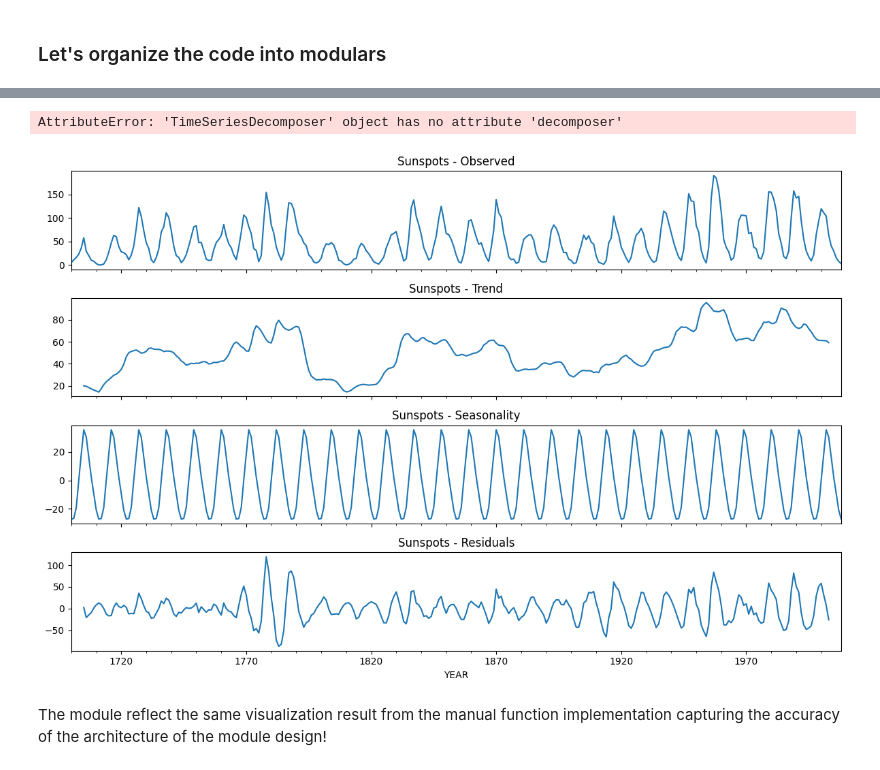
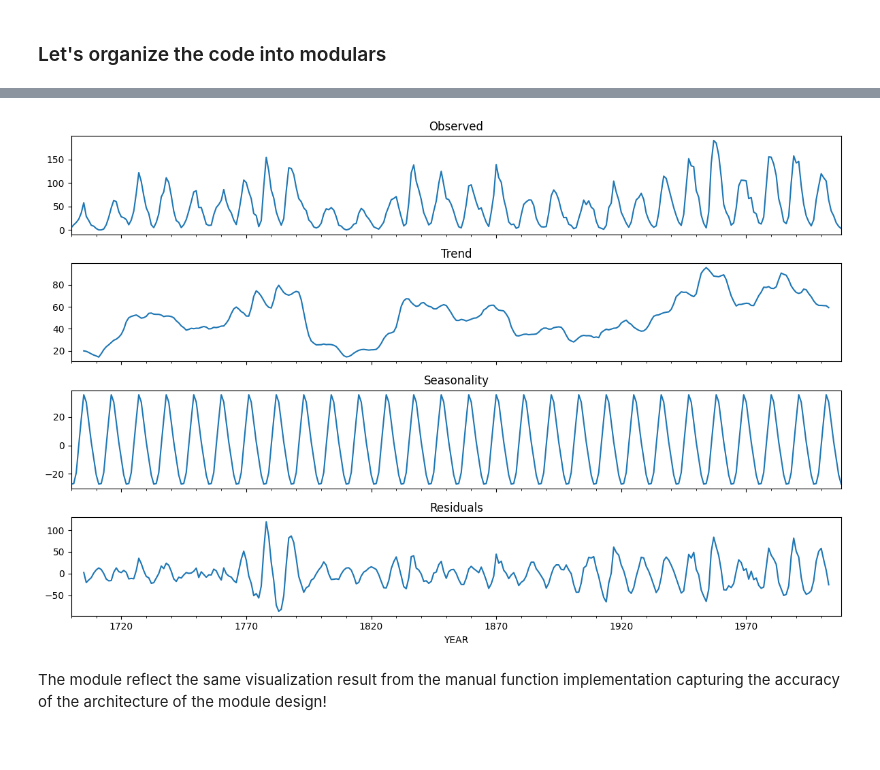
Before and after one commit to dcnguyen060899/UCBerkleyML-AI-TryIts, a Jupyter notebook: module 10/src/try-it-10.1-starter.ipynb, the cells around one changed output, grey strips where cells are left out. Drawn from its saved outputs; the diff is of its cells as text; code cells hidden in the pictures.

```diff
--- a/module 10/src/try-it-10.1-starter.ipynb
+++ b/module 10/src/try-it-10.1-starter.ipynb
@@ -143,19 +146,16 @@ air_decomposer.decompose()
-# %%
-TimeSeriesForecaster.plot_decompositions(air_decomposer, 'Sunspot - ')
-# %% [output]
-AttributeError: 'TimeSeriesDecomposer' object has no attribute 'decomposer'
 # %%
 # Sunspots data
 sunspots_decomposer = TimeSeriesDecomposer(
     df=sunspots,
     date_col='YEAR',
     data_col='SUNACTIVITY',
     freq='Y',
     model='additive',
     period=11
 )
 sunspots_decomposer.decompose()
+sunspots_decomposer.plot_decompositions()
 # %% [output]
-[figure, old version]
+[figure, new version]
 # %% [markdown]
 The module reflect the same visualization result from the manual function implementation capturing the accuracy of the architecture of the module design!
```
Also changed, not shown: parts of 3 cells of this notebook, 16 other files.
